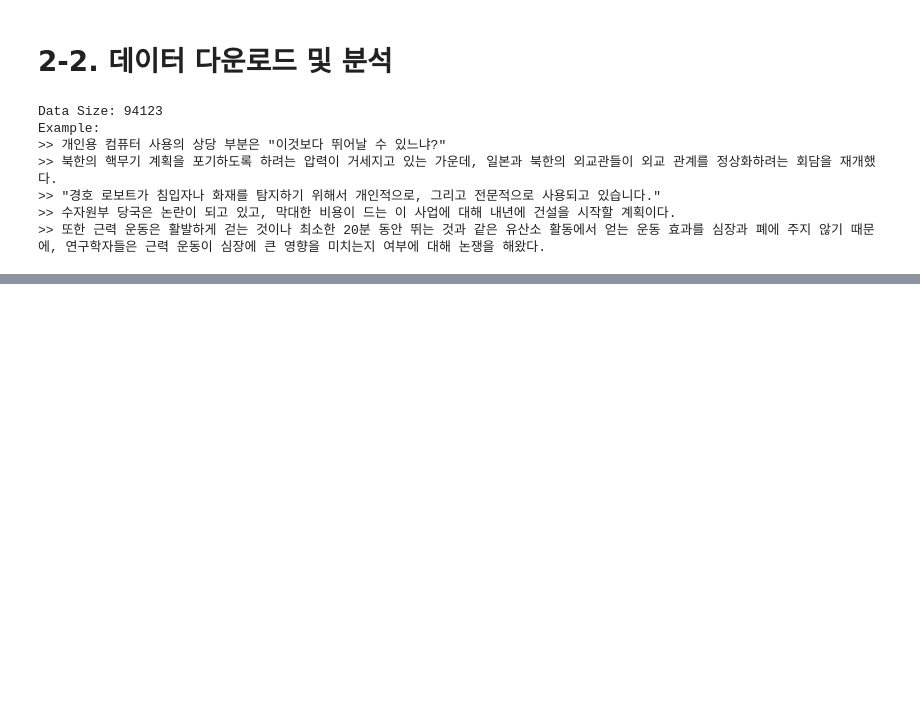
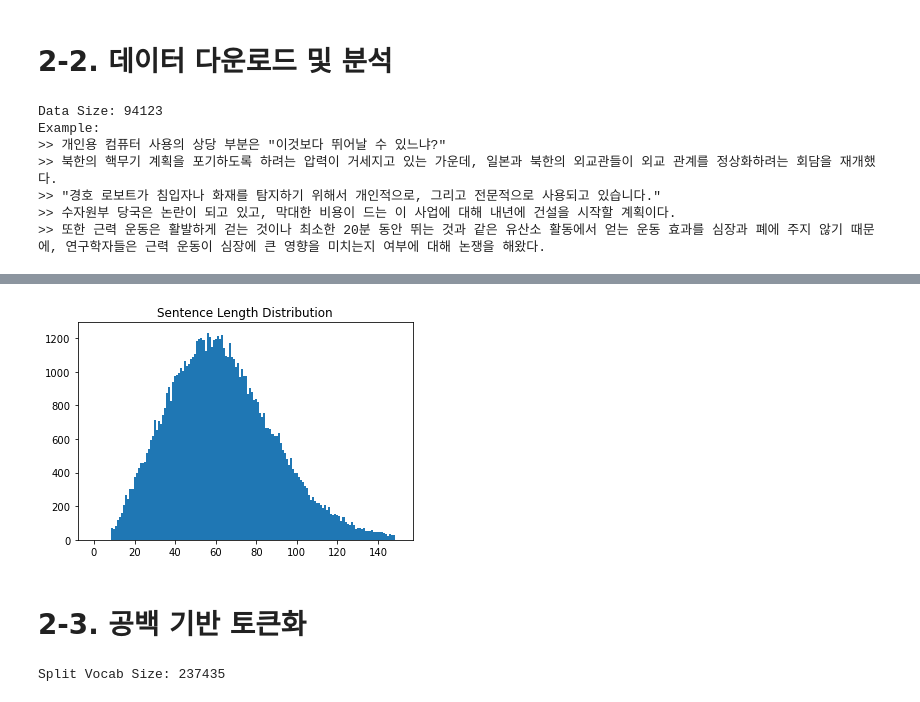
Before and after one commit to hahacandy/Aiffel_S, a Jupyter notebook: Going Deeper(NLP)_DJ/2/Untitled.ipynb, the cells around one changed output, grey strips where cells are left out. Drawn from its saved outputs; the diff is of its cells as text; code cells hidden in the pictures; blank space fills up the shorter version.

```diff
--- a/Going Deeper(NLP)_DJ/2/Untitled.ipynb
+++ b/Going Deeper(NLP)_DJ/2/Untitled.ipynb
@@ -44,0 +147,20 @@ Example:
+# %%
+max_len = 150
+min_len = 10
+
+# 길이 조건에 맞는 문장만 선택합니다.
+filtered_corpus = [s for s in cleaned_corpus if (len(s) < max_len) & (len(s) >= min_len)]
+
+# 분포도를 다시 그려봅니다.
+sentence_length = np.zeros((max_len), dtype=np.int)
+
+for sen in filtered_corpus:
+    sentence_length[len(sen)-1] += 1
+
+plt.bar(range(max_len), sentence_length, width=1.0)
+plt.title("Sentence Length Distribution")
+plt.show()
+# %% [output]
+[figure, added]
+# %% [markdown]
+# 2-3. 공백 기반 토큰화
@@ -44,0 +182,6 @@ Example:
+# %%
+split_tensor, split_tokenizer = tokenize(split_corpus)
+
+print("Split Vocab Size:", len(split_tokenizer.index_word))
+# %% [output]
+Split Vocab Size: 237435
```
Also changed, not shown: parts of 21 cells of this notebook, 6 other files.
